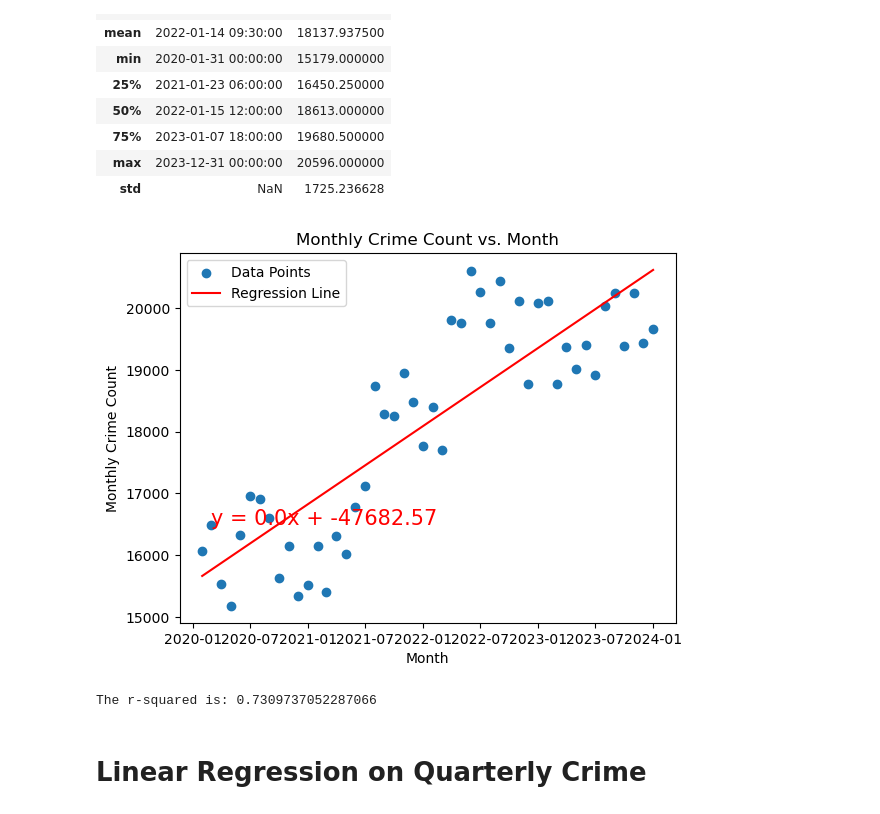
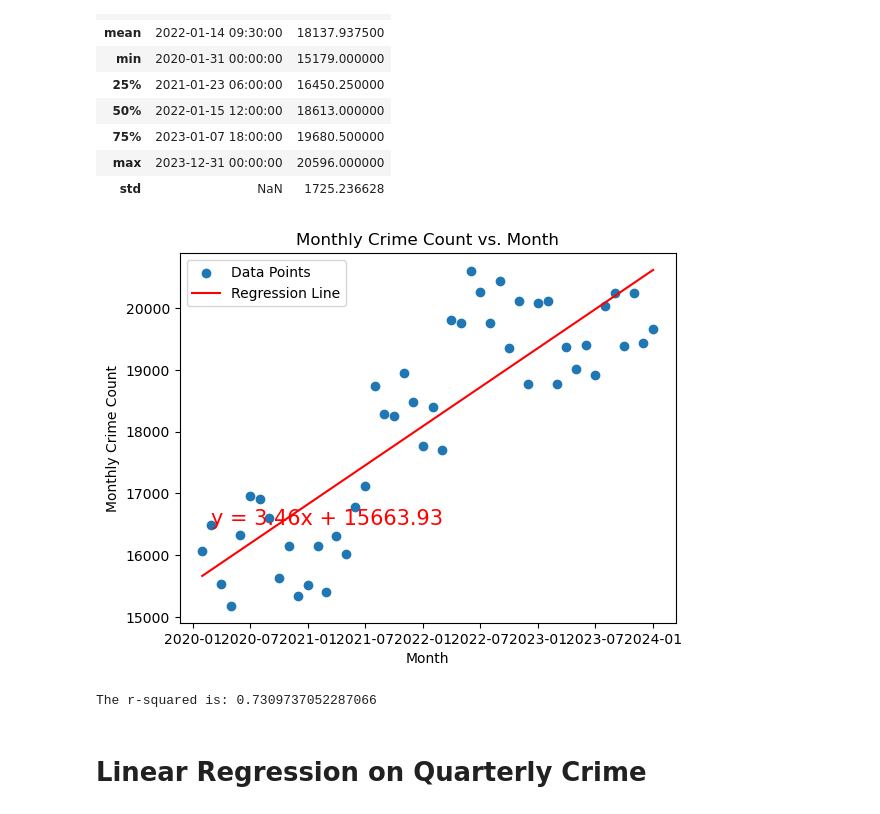
Before and after one commit to andrewplane/project_four, a Jupyter notebook: regression.ipynb, the cells around one changed output. Cells and saved outputs as stored; diff of their text form; code cells hidden in the pictures.

```diff
--- a/regression.ipynb
+++ b/regression.ipynb
@@ -261,24 +266,26 @@ monthly_counts_df.describe()
 # %%
 # Plot out time vs crimes
 x_values = monthly_counts_df['Month'].map(pd.Timestamp.timestamp)
 y_values = monthly_counts_df['Count']
 
+monthly_counts_df['date_numeric'] = (monthly_counts_df['Month'] - monthly_counts_df['Month'].min()).dt.days
+x_values = monthly_counts_df['date_numeric']
 # Add the linear regression equation and line to plot
 (slope, intercept, rvalue, pvalue, stderr) = linregress(x_values, y_values)
 regress_values = x_values * slope + intercept
 line_eq = "y = " + str(round(slope,2)) + "x + " + str(round(intercept,2))
 
 plt.scatter(monthly_counts_df['Month'], y_values, label='Data Points')
 plt.plot(monthly_counts_df['Month'], regress_values, "r-", label='Regression Line')
 plt.annotate(line_eq, (monthly_counts_df['Month'].iloc[1], y_values.iloc[1]), fontsize=15, color="red")
 plt.xlabel('Month')
 plt.ylabel('Monthly Crime Count')
 plt.title('Monthly Crime Count vs. Month')
 plt.legend()
 plt.show()
 print(f"The r-squared is: {rvalue**2}")
 # %% [output]
-[figure, old version]
+[figure, new version]
 The r-squared is: 0.7309737052287066
 # %% [markdown]
 # Linear Regression on Quarterly Crime
```
Also changed, not shown: parts of 6 cells of this notebook.
